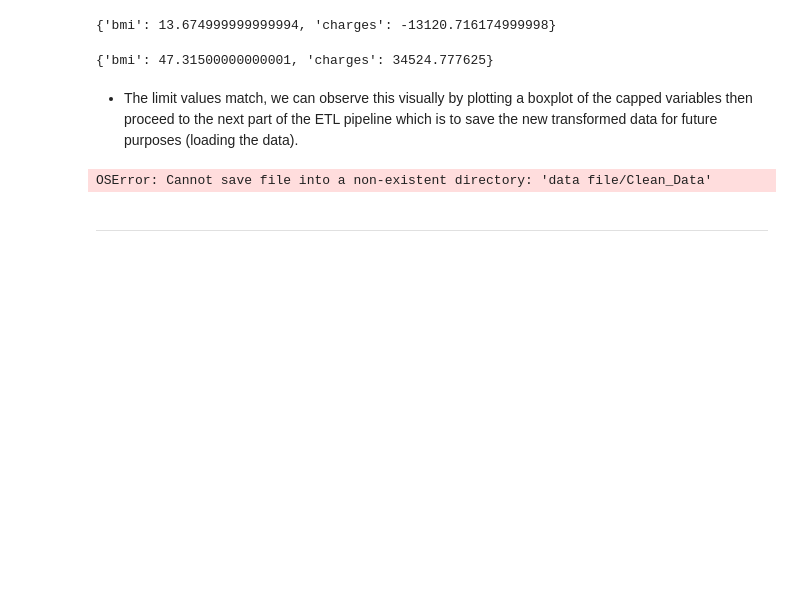
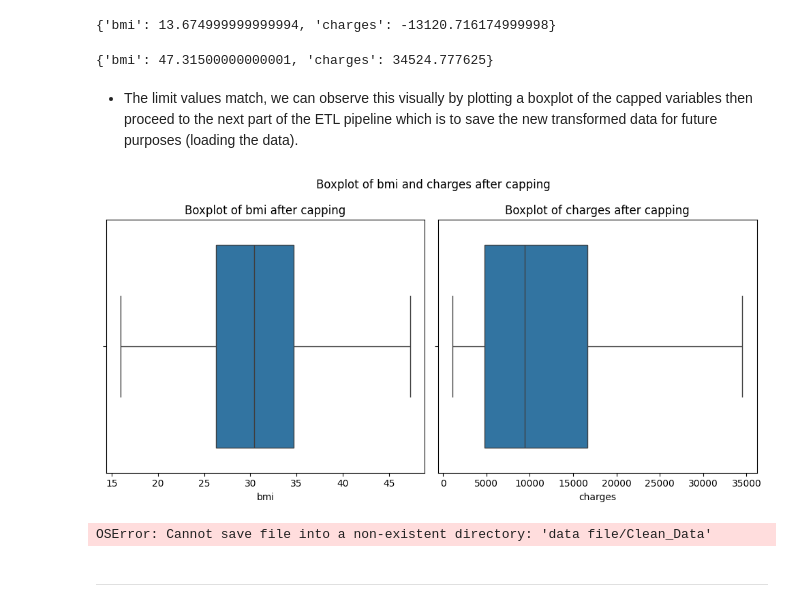
Before and after one commit to chizoalban2003-beep/Project1, a Jupyter notebook: jupyter_notebooks/Notebook_Template.ipynb, the cells around one changed output. Drawn from its saved outputs; the diff is of its cells as text; code cells hidden in the pictures; blank space fills up the shorter version.

```diff
--- a/jupyter_notebooks/Notebook_Template.ipynb
+++ b/jupyter_notebooks/Notebook_Template.ipynb
@@ -186,11 +188,15 @@ P['Capper'].right_tail_caps_
 # %%
 # plotting boxplots after capping outliers for bm and charges
 fig,axes=plt.subplots (nrows=1,ncols=2, figsize=(10,5))
-sns.boxplot (data=df_transformed, x='bmi' ax=axes[0])
+sns.boxplot (data=df_transformed, x='bmi', ax=axes[0])
 sns.boxplot (data=df_transformed, x='charges', ax=axes[1])
 axes[0].set_title ('Boxplot of bmi after capping')
 axes[1].set_title ('Boxplot of charges after capping')
-fig.suptitle (f"Boxplot ")
+fig.suptitle('Boxplot of bmi and charges after capping')
+plt.tight_layout()
+plt.show()
+# %% [output]
+[figure, added]
 # %%
 df_transformed.to_csv('data file/Clean_Data/Cleaned_Insurance_Data.csv', index=False)
 # %% [output]
```
Also changed, not shown: parts of 2 cells of this notebook.
